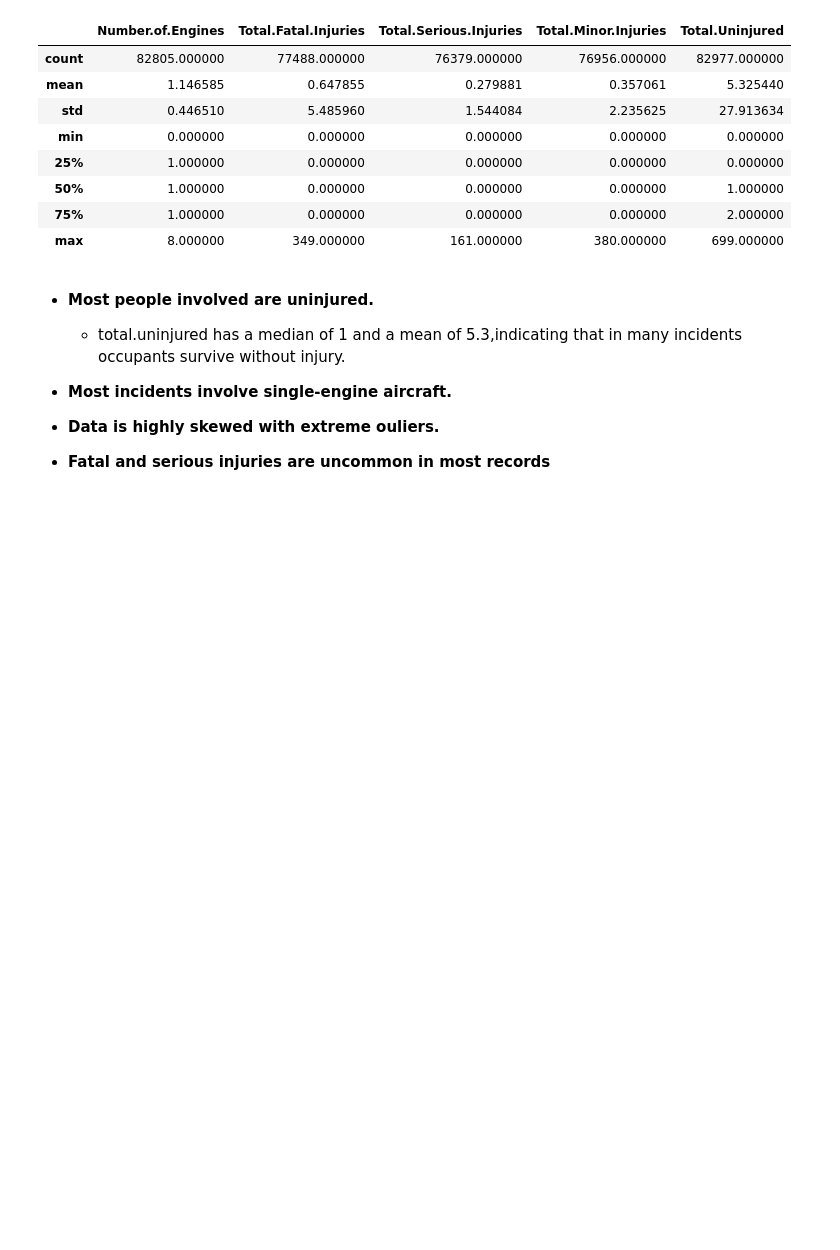
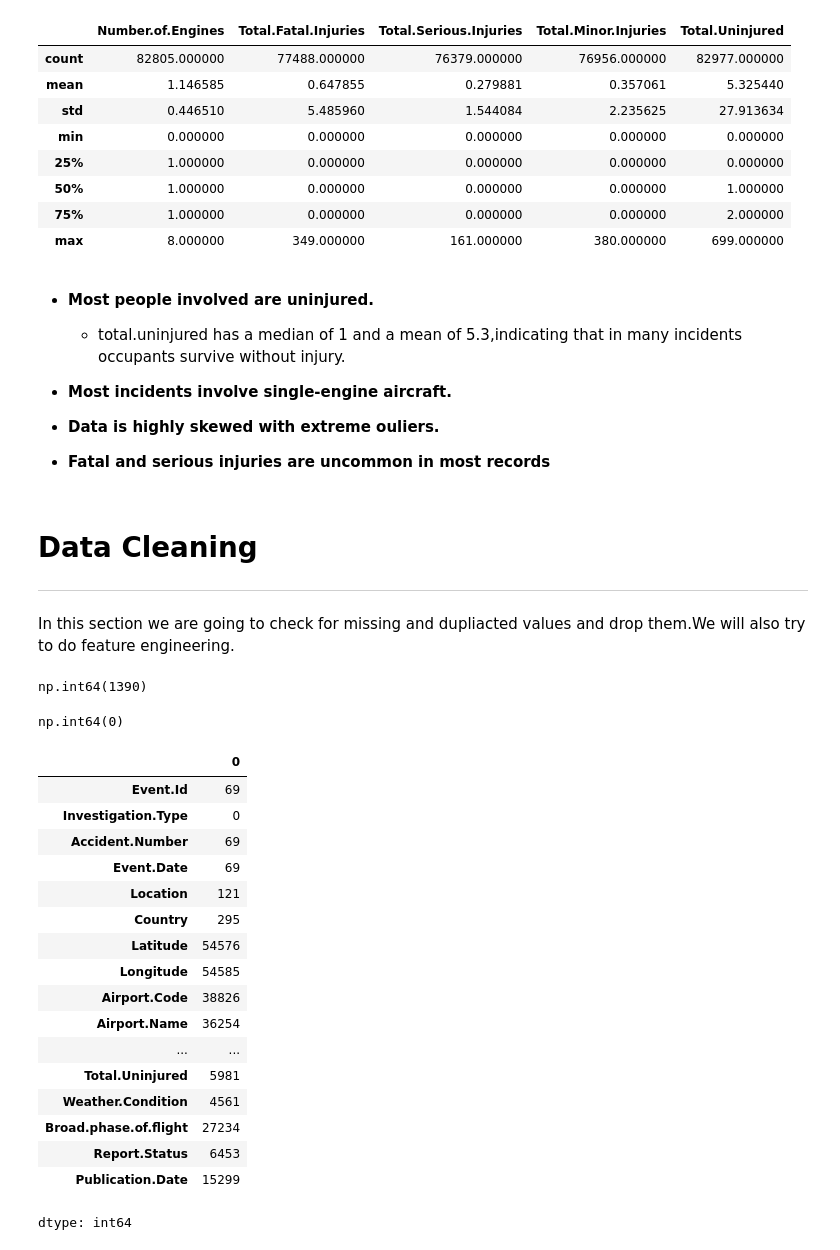
Before and after one commit to Wanyiri9dave/ds-phase1_project, a Jupyter notebook: student.ipynb, the cells around one changed output. Drawn from its saved outputs; the diff is of its cells as text; code cells hidden in the pictures; blank space fills up the shorter version.

Commit message:
perfomed data cleaning

```diff
--- a/student.ipynb
+++ b/student.ipynb
@@ -89,3 +89,43 @@ df.describe()
 *  **Data is highly skewed with extreme ouliers.**
 
 *   **Fatal and serious injuries are uncommon in most records**
+# %% [markdown]
+# **Data Cleaning**
+
+---
+# %% [markdown]
+ In this section we are going to check for missing and dupliacted values and drop them.We will also try to do feature engineering.
+# %%
+# Check for duplicated values
+df.duplicated().sum()
+# %% [output]
+np.int64(1390)
+# %%
+# Dropping and checking duplicated values
+
+df = df.drop_duplicates()
+df.duplicated().sum()
+# %% [output]
+np.int64(0)
+# %%
+# checking number of missing values
+df.isnull().sum()
+# %% [output]
+|  | 0 |
+| Event.Id | 69 |
+| Investigation.Type | 0 |
+| Accident.Number | 69 |
+| Event.Date | 69 |
+| Location | 121 |
+| Country | 295 |
+| Latitude | 54576 |
+| Longitude | 54585 |
+| Airport.Code | 38826 |
+| Airport.Name | 36254 |
+| ... | ... |
+| Total.Uninjured | 5981 |
+| Weather.Condition | 4561 |
+| Broad.phase.of.flight | 27234 |
+| Report.Status | 6453 |
+| Publication.Date | 15299 |
+dtype: int64
```
Also changed, not shown: parts of 3 cells of this notebook.
